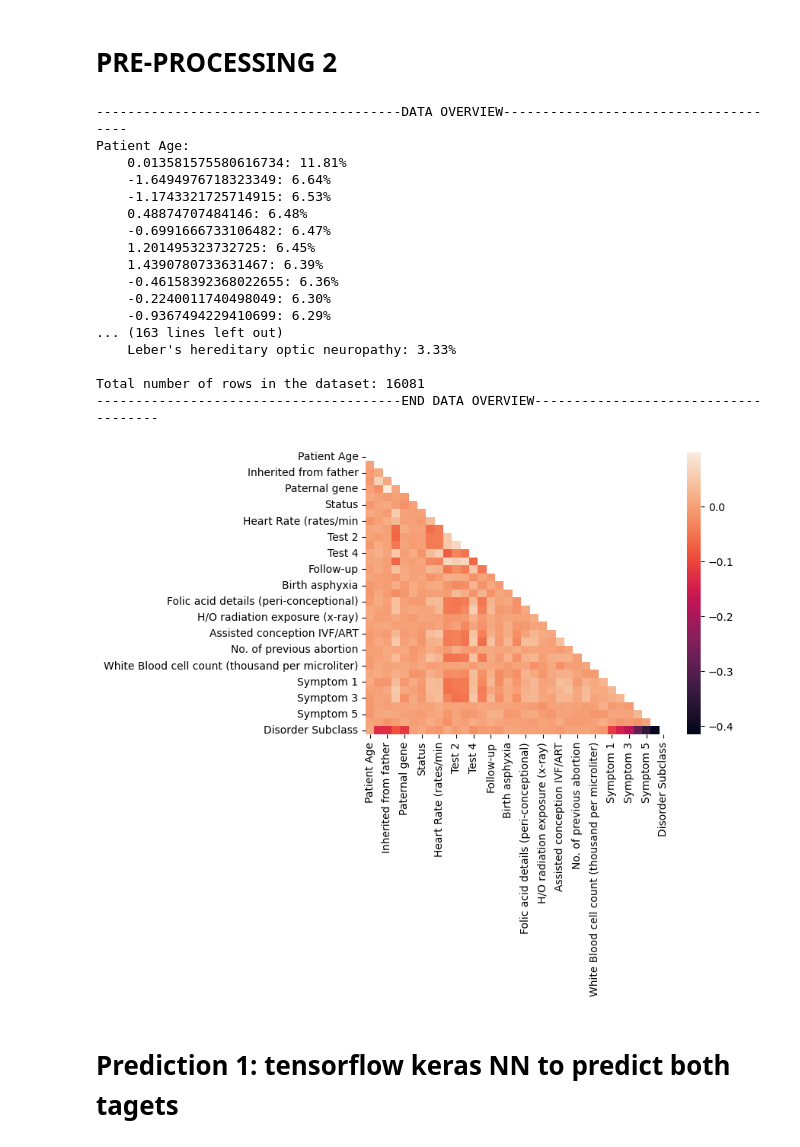
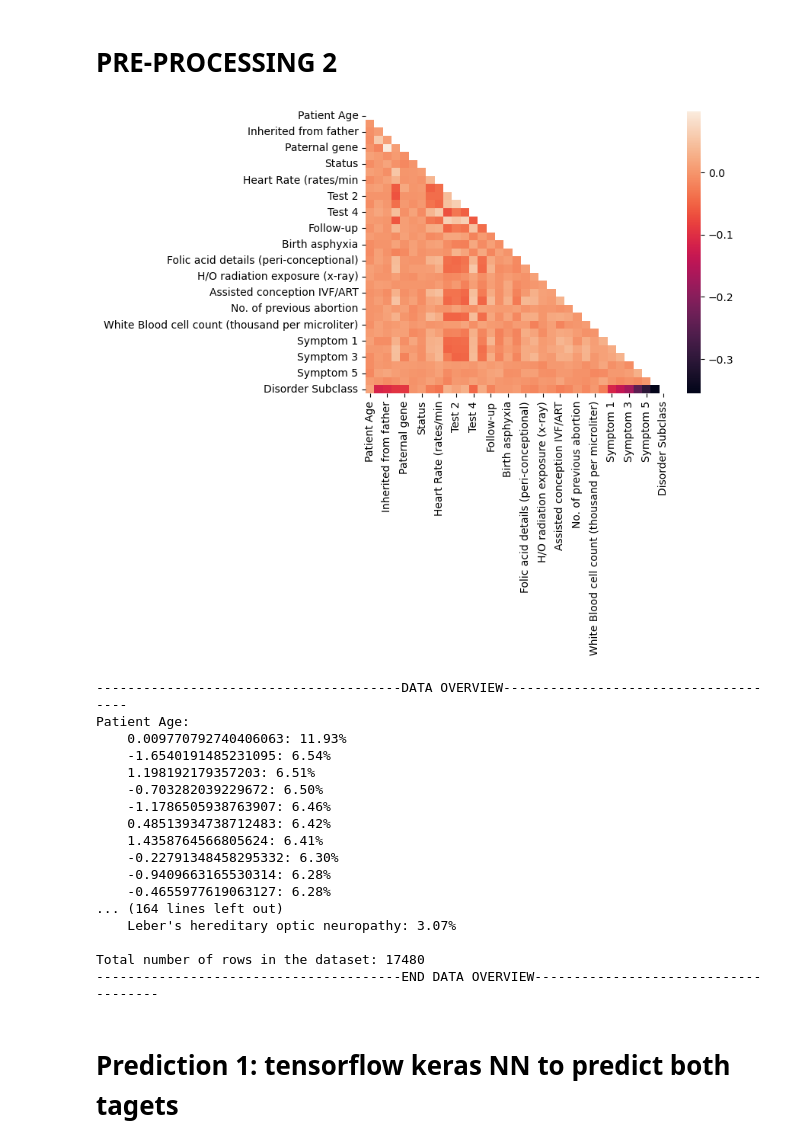
Before and after one commit to salmaloukili/ML, a Jupyter notebook: notebook.ipynb, the cells around one changed output. Saved outputs shown, nothing was run; the diff lists cells and outputs as text; code cells hidden in the pictures.

```diff
--- a/notebook.ipynb
+++ b/notebook.ipynb
@@ -332,7 +335,7 @@ dataset = pd.read_csv(file_path)
 
 # remove rows where both targets NaN
 dataset = dataset.dropna(subset=['Genetic Disorder', 'Disorder Subclass'], how='all')
-dataset = dataset.dropna(subset=['Disorder Subclass'])
+#dataset = dataset.dropna(subset=['Disorder Subclass'])
 
 # remove irrelevant features
 columns_to_drop = ['Institute Name', 'Location of Institute', "Father's name",
@@ -354,7 +357,6 @@ subclass_to_disorder = {
     'Hemochromatosis': 'Single-gene inheritance diseases',
     'Tay-Sachs': 'Single-gene inheritance diseases',
 }
-
 
 dataset['Genetic Disorder'] = dataset.apply(
     lambda row: subclass_to_disorder[row['Disorder Subclass']]
@@ -437,69 +439,64 @@ for column in dataset.columns:
         dataset[column] = maxmin_scaler.fit_transform(dataset[[column]])
 
 
 
 dataset = dataset[~dataset['Disorder Subclass'].isin(['Cancer', "Alzheimer's"])]
 
 
+heat_data = dataset.copy()
+heat_data['Disorder Subclass'].replace(-1.0, np.nan, inplace=True)
+heat_data['Genetic Disorder'] = label_encoder.fit_transform(heat_data['Genetic Disorder'])
+heat_data['Disorder Subclass'] = label_encoder.fit_transform(heat_data['Disorder Subclass'])
+
+corr = heat_data.corr()
+mask = np.zeros_like(corr, dtype=np.bool_)
+mask[np.triu_indices_from(mask)] = True
+sns.heatmap(corr, mask=mask, annot=True)
+plt.show()
+
+
 print("---------------------------------------DATA OVERVIEW-------------------------------------")
 i=1
 for column in dataset.columns:
     i=i+1
     unique_values = dataset[column].unique()
     nan_counts = (dataset[column] == -1.0).sum()
 
     #print(f"{column}: {unique_values}: {nan_counts}\n")
 #print(i)
 
 for column in dataset.columns:
-    # Include NaN values in the value counts and normalize to get percentage
     value_counts = dataset[column].value_counts(dropna=False, normalize=True) * 100
-
-    # Print column name
     print(f"{column}:")
-
-    # Print each unique value with its percentage, including NaN
     if column not in ['White Blood cell count (thousand per microliter)', 'Blood cell count (mcL)']:
         for value, percentage in value_counts.items():
             value_str = "NaN" if pd.isna(value) else value
             print(f"    {value_str}: {percentage:.2f}%")
     else:
         print("NaN: ", ((dataset[column].isnull().sum() / len(dataset)) * 100))
-    print()  # Adds a new line for better readability between columns
-
+    print()
 total_rows = len(dataset)
 print(f"Total number of rows in the dataset: {total_rows}")
 print("---------------------------------------END DATA OVERVIEW-------------------------------------")
-
-
-heat_data = dataset.copy()
-heat_data['Genetic Disorder'] = label_encoder.fit_transform(heat_data['Genetic Disorder'])
-heat_data['Disorder Subclass'] = label_encoder.fit_transform(heat_data['Disorder Subclass'])
-
-corr = heat_data.corr()
-mask = np.zeros_like(corr, dtype=np.bool_)
-mask[np.triu_indices_from(mask)] = True
-sns.heatmap(corr, mask=mask, annot=True)
-plt.show()
 # %% [output]
+[figure, new version]
 ---------------------------------------DATA OVERVIEW-------------------------------------
 Patient Age:
-    0.013581575580616734: 11.81%
-    -1.6494976718323349: 6.64%
-    -1.1743321725714915: 6.53%
-    0.48874707484146: 6.48%
-    -0.6991666733106482: 6.47%
-    1.201495323732725: 6.45%
-    1.4390780733631467: 6.39%
-    -0.46158392368022655: 6.36%
-    -0.2240011740498049: 6.30%
-    -0.9367494229410699: 6.29%
-... (163 lines left out)
-    Leber's hereditary optic neuropathy: 3.33%
+    0.009770792740406063: 11.93%
+    -1.6540191485231095: 6.54%
+    1.198192179357203: 6.51%
+    -0.703282039229672: 6.50%
+    -1.1786505938763907: 6.46%
+    0.48513934738712483: 6.42%
+    1.4358764566805624: 6.41%
+    -0.22791348458295332: 6.30%
+    -0.9409663165530314: 6.28%
+    -0.4655977619063127: 6.28%
+... (164 lines left out)
+    Leber's hereditary optic neuropathy: 3.07%
 
-Total number of rows in the dataset: 16081
+Total number of rows in the dataset: 17480
 ---------------------------------------END DATA OVERVIEW-------------------------------------
-[figure, old version]
 # %% [markdown]
 # Prediction 1: tensorflow keras NN to predict both tagets
 # %%
```
Also changed, not shown: parts of 3 cells of this notebook, 30 other files.
